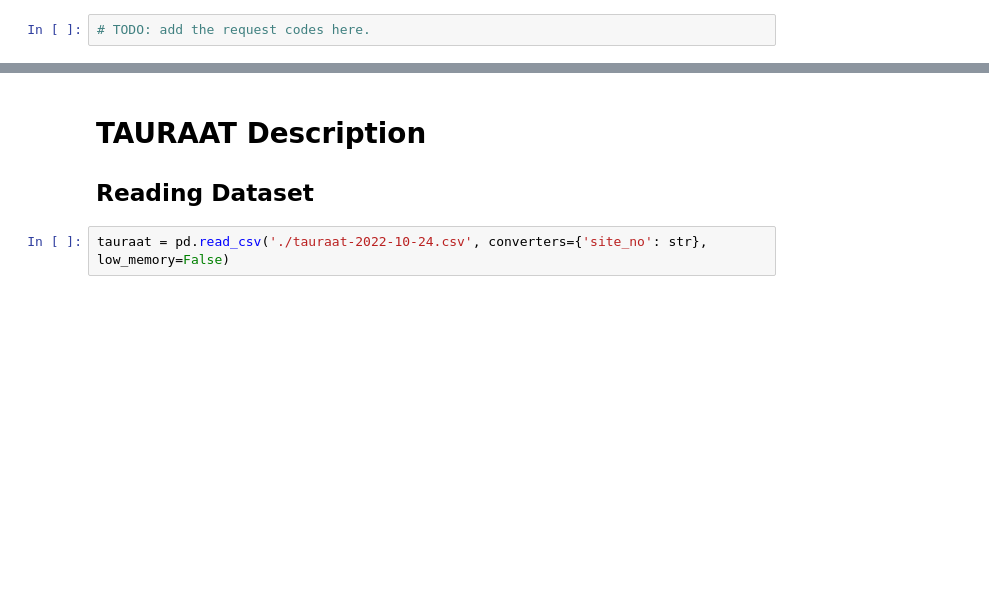
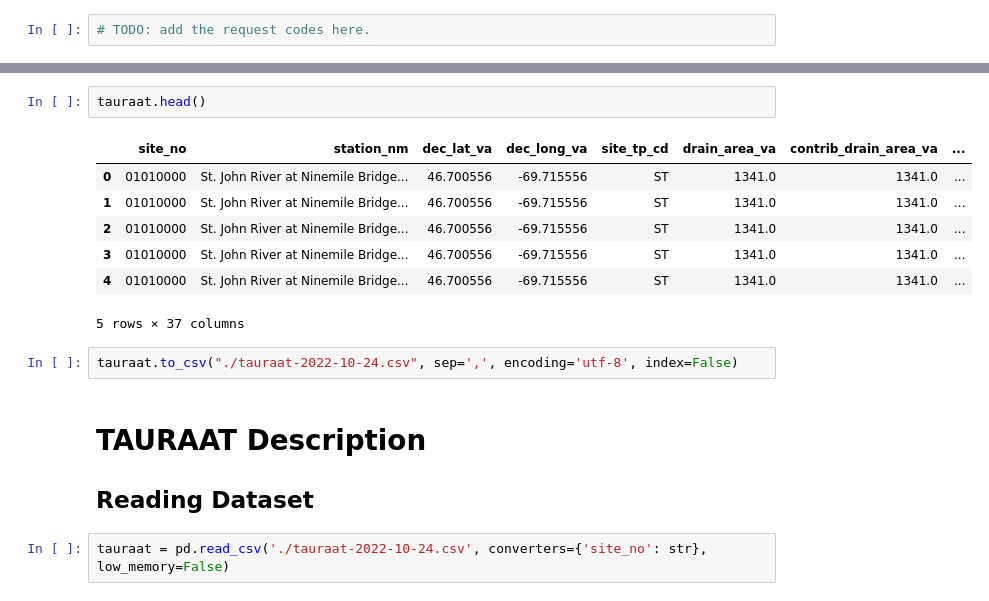
Before and after one commit to smhassanerfani/si2022, a Jupyter notebook: tauraat/tauraat.ipynb, the cells around one changed output, grey strips where cells are left out. Cells and saved outputs as stored; diff of their text form; blank space fills up the shorter version.

```diff
--- a/tauraat/tauraat.ipynb
+++ b/tauraat/tauraat.ipynb
@@ -20,3 +44,15 @@ HYDRoSWOT = pd.read_csv('./HYDRoSWOT/SWOT_ADCP_Dataset.csv', converters={'site_n
+# %%
+tauraat.head()
+# %% [output]
+|  | site_no | station_nm | dec_lat_va | dec_long_va | site_tp_cd | drain_area_va | contrib_drain_area_va | ... |
+| 0 | 01010000 | St. John River at Ninemile Bridge... | 46.700556 | -69.715556 | ST | 1341.0 | 1341.0 | ... |
+| 1 | 01010000 | St. John River at Ninemile Bridge... | 46.700556 | -69.715556 | ST | 1341.0 | 1341.0 | ... |
+| 2 | 01010000 | St. John River at Ninemile Bridge... | 46.700556 | -69.715556 | ST | 1341.0 | 1341.0 | ... |
+| 3 | 01010000 | St. John River at Ninemile Bridge... | 46.700556 | -69.715556 | ST | 1341.0 | 1341.0 | ... |
+| 4 | 01010000 | St. John River at Ninemile Bridge... | 46.700556 | -69.715556 | ST | 1341.0 | 1341.0 | ... |
+5 rows × 37 columns
+# %%
+tauraat.to_csv("./tauraat-2022-10-24.csv", sep=',', encoding='utf-8', index=False)
 # %% [markdown]
 # TAURAAT Description
 ## Reading Dataset
```
Also changed, not shown: parts of 5 cells of this notebook.
